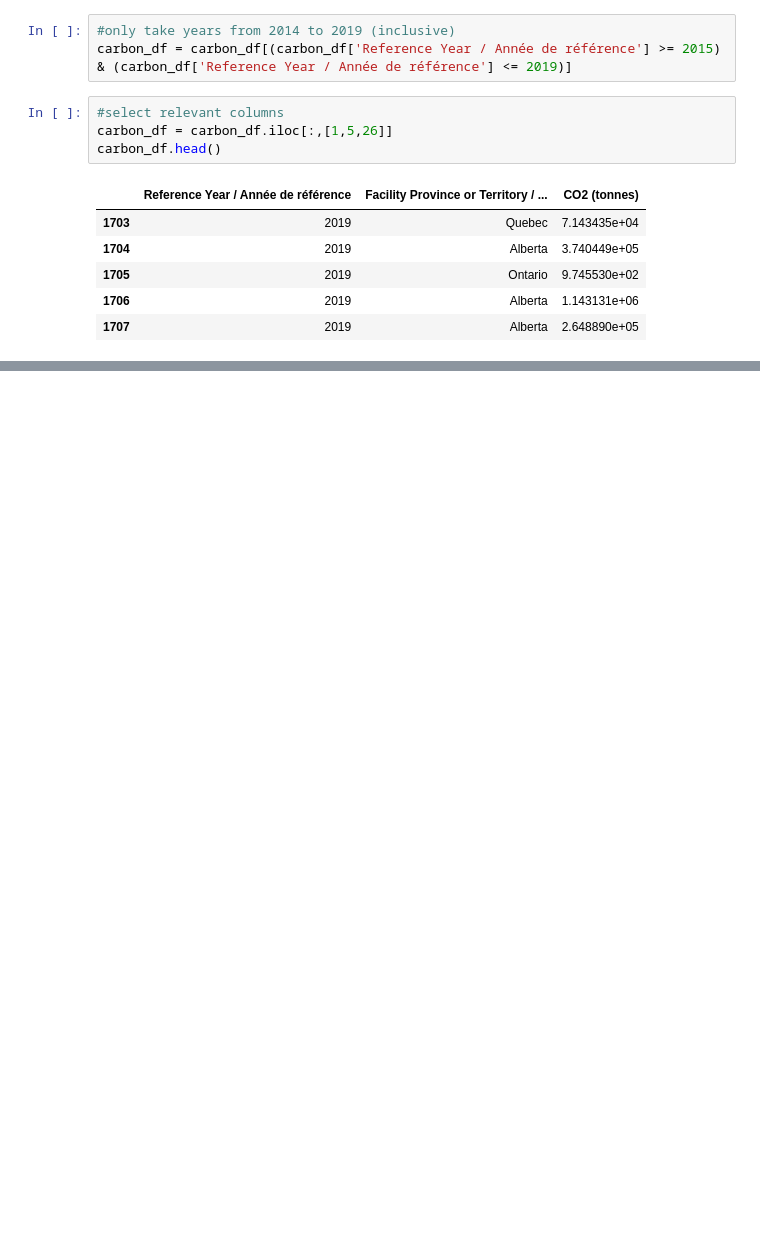
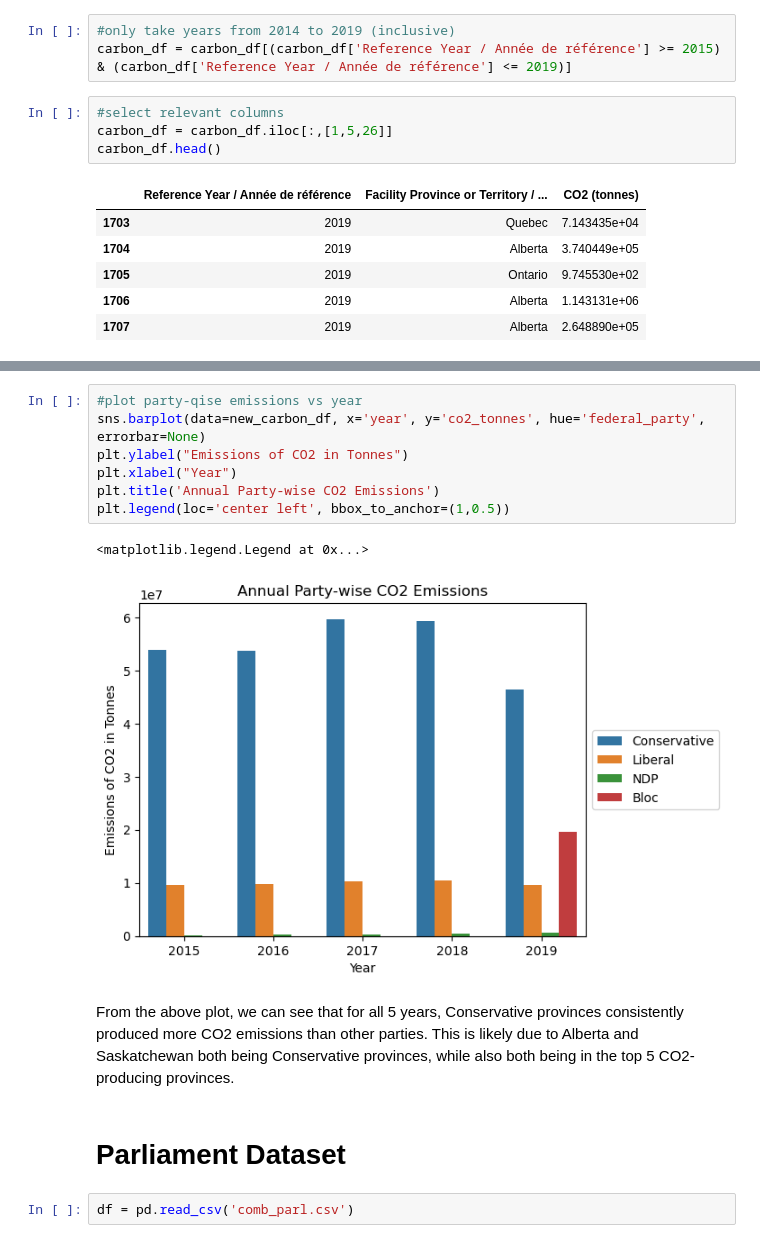
Before and after one commit to atif9450/data200_midterm_project, a Jupyter notebook: work.ipynb, the cells around one changed output, grey strips where cells are left out. Saved outputs shown, nothing was run; the diff lists cells and outputs as text; blank space fills up the shorter version.

```diff
--- a/work.ipynb
+++ b/work.ipynb
@@ -124,0 +147,16 @@ for f in files:
+# %%
+#plot party-qise emissions vs year
+sns.barplot(data=new_carbon_df, x='year', y='co2_tonnes', hue='federal_party', errorbar=None)
+plt.ylabel("Emissions of CO2 in Tonnes")
+plt.xlabel("Year")
+plt.title('Annual Party-wise CO2 Emissions')
+plt.legend(loc='center left', bbox_to_anchor=(1,0.5))
+# %% [output]
+<matplotlib.legend.Legend at 0x...>
+[figure, added]
+# %% [markdown]
+From the above plot, we can see that for all 5 years, Conservative provinces consistently produced more CO2 emissions than other parties. This is likely due to Alberta and Saskatchewan both being Conservative provinces, while also both being in the top 5 CO2-producing provinces.
+# %% [markdown]
+<h1>Parliament Dataset</h1>
+# %%
+df = pd.read_csv('comb_parl.csv')
```
Also changed, not shown: parts of 65 cells of this notebook, 1 other file.
